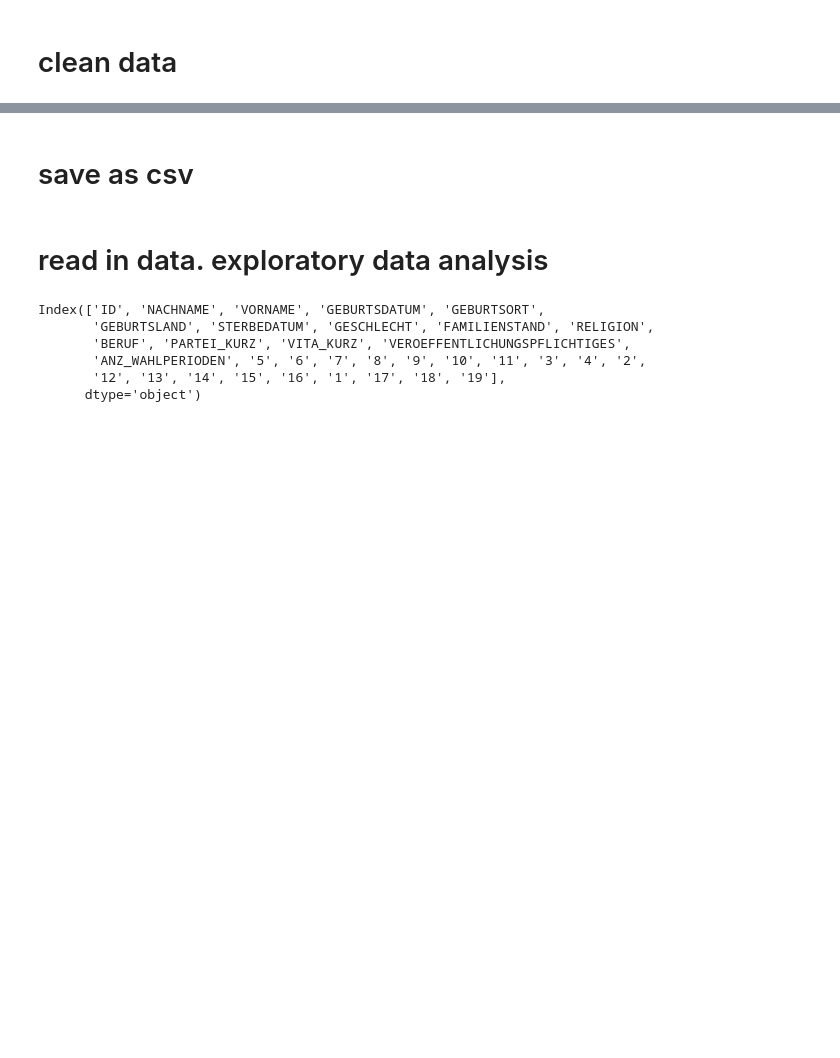
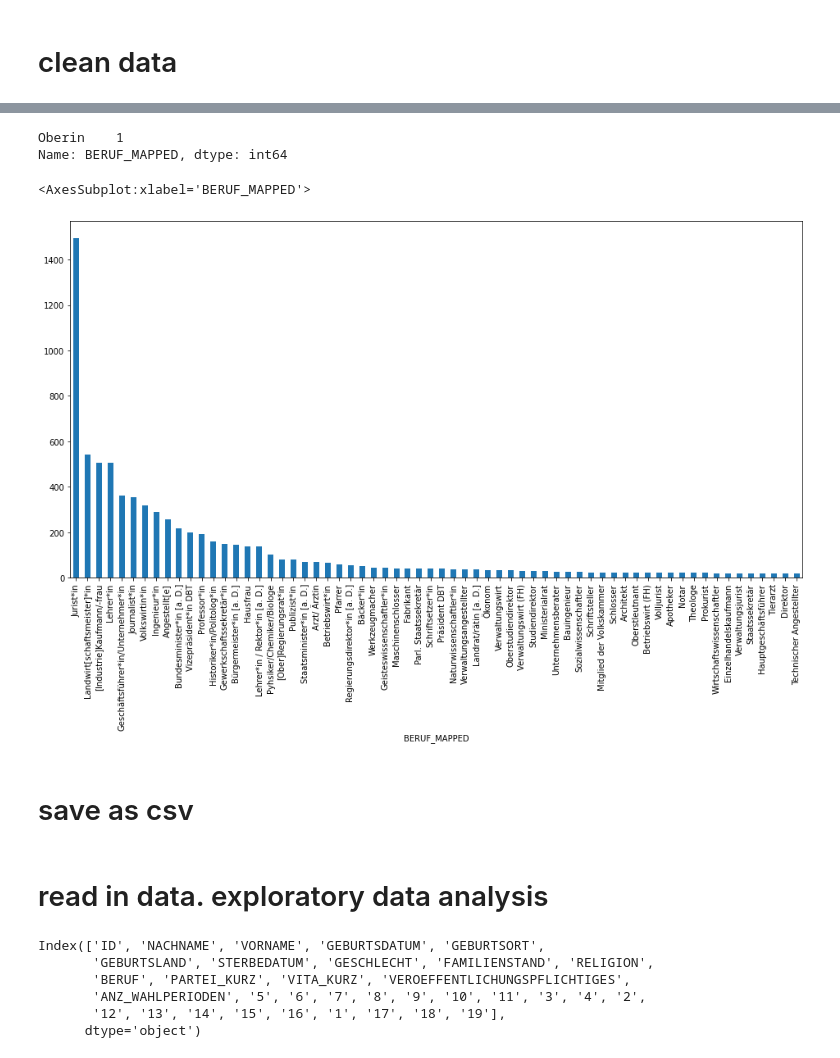
Before and after one commit to mrs-curi0sity/bundestag-mining, a Jupyter notebook: Parse_Stammdaten.ipynb, the cells around one changed output, grey strips where cells are left out. Saved outputs shown, nothing was run; the diff lists cells and outputs as text; code cells hidden in the pictures; blank space fills up the shorter version.

Commit message:
added a lot of data cleaning for BERUFE

```diff
--- a/Parse_Stammdaten.ipynb
+++ b/Parse_Stammdaten.ipynb
@@ -106,0 +112,2 @@ for grünen_alias in ['BÜNDNIS 90/DIE GRÜNEN', 'DIE GRÜNEN/BÜNDNIS 90', 'GR
+# %%
+df_mdb_wp['BERUF_MAPPED'] = df_mdb_wp['BERUF'].copy()
@@ -106,0 +135,31 @@ for grünen_alias in ['BÜNDNIS 90/DIE GRÜNEN', 'DIE GRÜNEN/BÜNDNIS 90', 'GR
+# %%
+df_mdb_wp.BERUF_MAPPED = df_mdb_wp.BERUF_MAPPED.str.replace('Wirtschafts- und Sozialwissenschaftler', 'Wirtschaftswissenschaftler')
+
+
+# leere einträge durch <unbekannt> ersetzen
+df_mdb_wp.BERUF_MAPPED.fillna('unbekannt', inplace=True)
+
+# Geschäftsführer, Parl. Staatssekretär => Geschäftsführer, Rechtsanwalt, Parl. Staatssekretär a. D.' = 'Rechtsanwalt'
+df_mdb_wp.BERUF_MAPPED = df_mdb_wp.BERUF_MAPPED.apply(lambda beruf: beruf.split(',')[0])
+
+#Bäckermeister und Konditor  => Bäckermeister, Rechtsanwalt und Fachanwalt für Steuerrecht  => Rechtsanwalt
+df_mdb_wp.BERUF_MAPPED = df_mdb_wp.BERUF_MAPPED.apply(lambda beruf: beruf.split(' und ')[0])
+
+# Kaufmann / Informatiker => Kaufmann
+df_mdb_wp.BERUF_MAPPED = df_mdb_wp.BERUF_MAPPED.apply(lambda beruf: beruf.split(' / ')[0])
+
+# Dipl.-Kaufmann => Kaufmann, Dipl.-Ingenieur => Ingenieur usw
+df_mdb_wp.BERUF_MAPPED = df_mdb_wp.BERUF_MAPPED.str.replace('Dipl.-', '')
+df_mdb_wp.BERUF_MAPPED = df_mdb_wp.BERUF_MAPPED.str.replace('Diplom-', '')
+df_mdb_wp.BERUF_MAPPED = df_mdb_wp.BERUF_MAPPED.str.replace('Diplom ', '')
+df_mdb_wp.BERUF_MAPPED = df_mdb_wp.BERUF_MAPPED.str.replace(' (FH)', '')
+df_mdb_wp.BERUF_MAPPED = df_mdb_wp.BERUF_MAPPED.str.replace(' (FH)', '')
+df_mdb_wp.BERUF_MAPPED = df_mdb_wp.BERUF_MAPPED.str.replace(' (BA)', '')
+df_mdb_wp.BERUF_MAPPED = df_mdb_wp.BERUF_MAPPED.str.replace(' (B. A.)', '')
+df_mdb_wp.BERUF_MAPPED = df_mdb_wp.BERUF_MAPPED.str.replace(' (MBA)', '')
+df_mdb_wp.BERUF_MAPPED = df_mdb_wp.BERUF_MAPPED.str.replace(' (M. Sc.)', '')
+
+df_mdb_wp.BERUF_MAPPED = df_mdb_wp.BERUF_MAPPED.str.replace(' a. D.', '')
+df_mdb_wp.BERUF_MAPPED = df_mdb_wp.BERUF_MAPPED.str.replace(' i. R.', '')
+
+len(set(df_mdb_wp.BERUF_MAPPED))
@@ -106,0 +240,12 @@ for grünen_alias in ['BÜNDNIS 90/DIE GRÜNEN', 'DIE GRÜNEN/BÜNDNIS 90', 'GR
+# %%
+df_mdb_wp[df_mdb_wp.BERUF.str.contains('Pflege', na=False)].BERUF_MAPPED.value_counts()
+# %% [output]
+Oberin    1
+Name: BERUF_MAPPED, dtype: int64
+# %%
+import matplotlib.pyplot as plt
+plt.figure(figsize=(16,8))
+df_mdb_wp.groupby('BERUF_MAPPED')['ID'].count().sort_values(ascending=False)[:64].plot(kind='bar')
+# %% [output]
+<AxesSubplot:xlabel='BERUF_MAPPED'>
+[figure, added]
```
Also changed, not shown: parts of 6 cells of this notebook, 1 other file.
